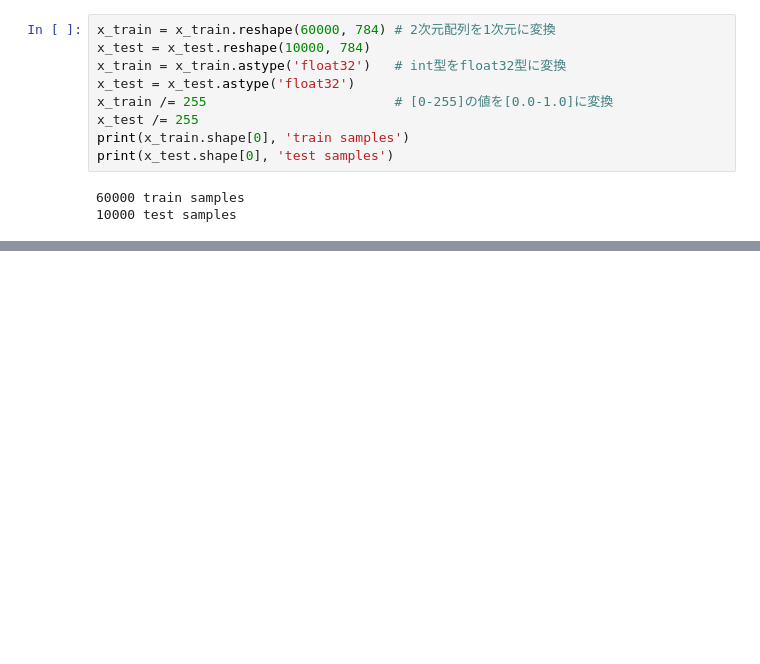
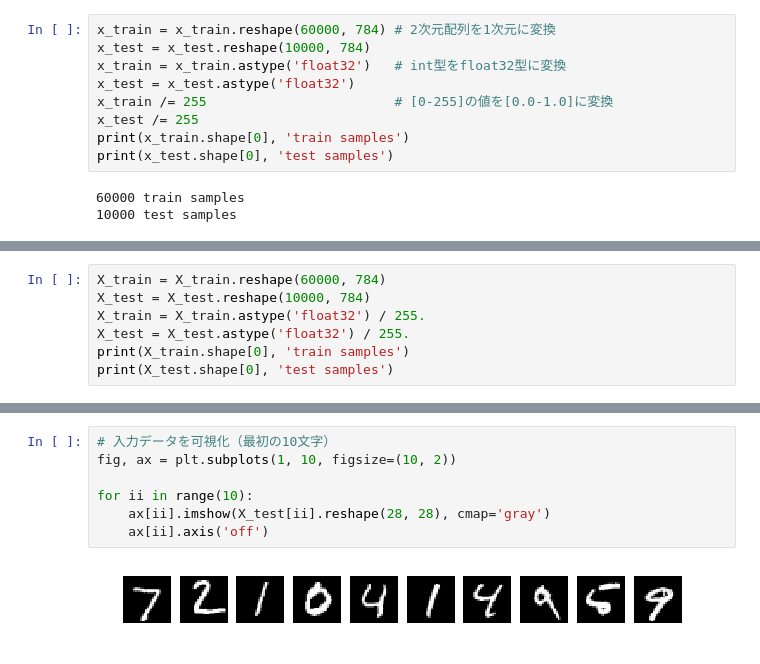
Before and after one commit to bouch20/PyBegi_Okinawa22, a Jupyter notebook: step3/Step3_MNISTでの機械学習.ipynb, the cells around one changed output, grey strips where cells are left out. Cells and saved outputs as stored; diff of their text form; blank space fills up the shorter version.

```diff
--- a/step3/Step3_MNISTでの機械学習.ipynb
+++ b/step3/Step3_MNISTでの機械学習.ipynb
@@ -70,0 +200,7 @@ history = model.fit(x_train, y_train,  # 画像とラベルデータ
+# %%
+X_train = X_train.reshape(60000, 784)
+X_test = X_test.reshape(10000, 784)
+X_train = X_train.astype('float32') / 255.
+X_test = X_test.astype('float32') / 255.
+print(X_train.shape[0], 'train samples')
+print(X_test.shape[0], 'test samples')
@@ -70,0 +313,9 @@ history = model.fit(x_train, y_train,  # 画像とラベルデータ
+# %%
+# 入力データを可視化（最初の10文字）
+fig, ax = plt.subplots(1, 10, figsize=(10, 2))
+
+for ii in range(10):
+    ax[ii].imshow(X_test[ii].reshape(28, 28), cmap='gray')
+    ax[ii].axis('off')
+# %% [output]
+[figure, added]
```
Also changed, not shown: parts of 64 cells of this notebook, 1 other file.
